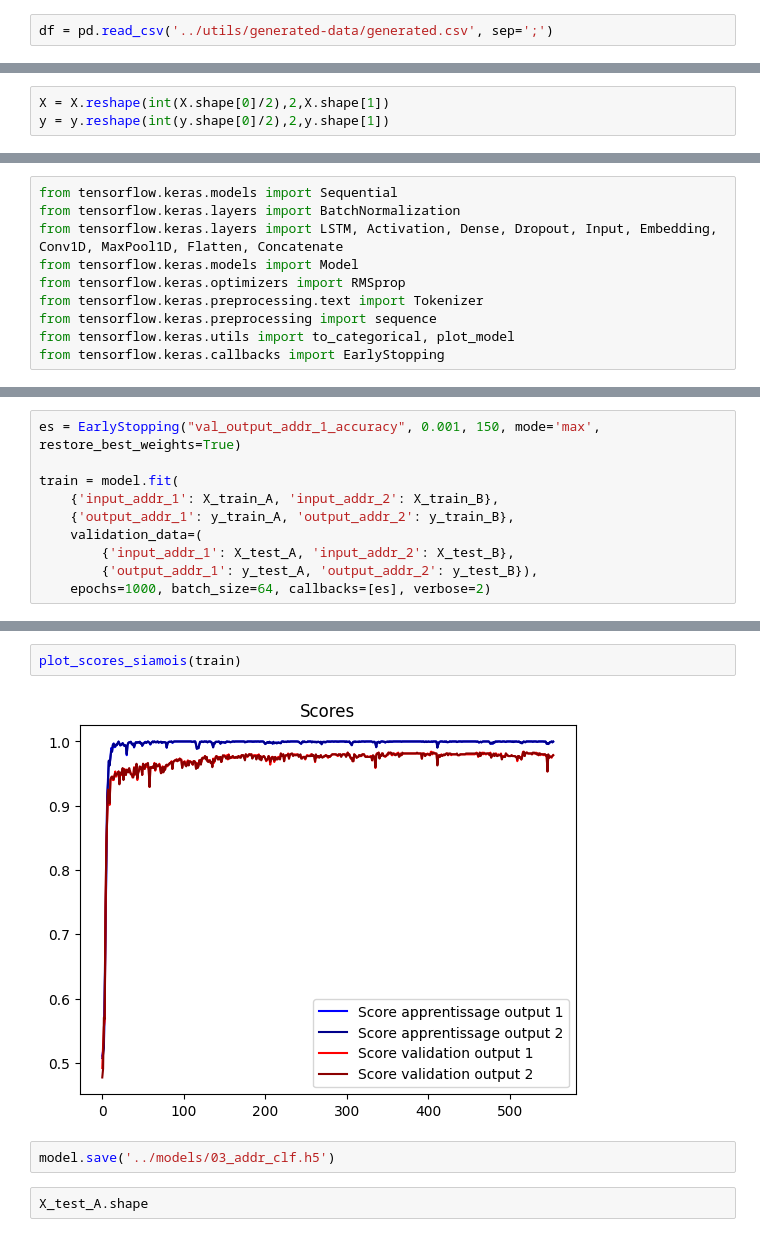
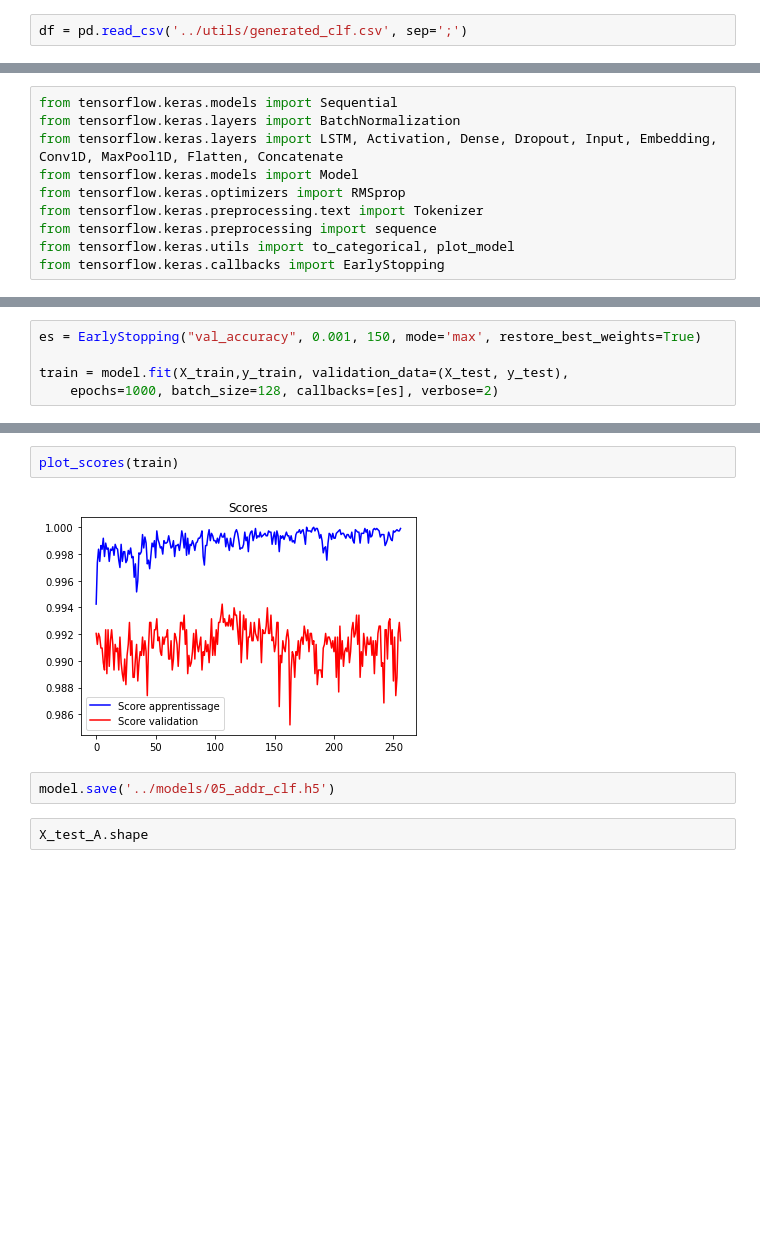
Before and after one commit to CD2L/shipping-label-classification-pipeline, a Jupyter notebook: notebooks/01_txt_classification_model.ipynb, the cells around one changed output, grey strips where cells are left out. Cells and saved outputs as stored; diff of their text form; blank space fills up the shorter version.

```diff
--- a/notebooks/01_txt_classification_model.ipynb
+++ b/notebooks/01_txt_classification_model.ipynb
@@ -21,7 +21,7 @@ from tensorflow.keras.models import load_model
 from matplotlib import pyplot as plt
 import pickle
 # %%
-df = pd.read_csv('../utils/generated-data/generated.csv', sep=';')
+df = pd.read_csv('../utils/generated_clf.csv', sep=';')
 # %%
 def plot_scores(train) :
     accuracy = train.history['accuracy']
@@ -90,9 +90,6 @@ X = sequence.pad_sequences(X, maxlen=max_words, padding='post')
 # %%
 y = y.map({'sender_details': 0, 'receiver_details': 1, 'unknown': 2})
 y = to_categorical(y)
-# %%
-X = X.reshape(int(X.shape[0]/2),2,X.shape[1])
-y = y.reshape(int(y.shape[0]/2),2,y.shape[1])
 # %%
 X_train, X_test, y_train, y_test = train_test_split(X,y, test_size=0.25)
 # %%
@@ -235,12 +199,7 @@ plot_model(model, show_shapes=True)
 # %%
-es = EarlyStopping("val_output_addr_1_accuracy", 0.001, 150, mode='max', restore_best_weights=True)
+es = EarlyStopping("val_accuracy", 0.001, 150, mode='max', restore_best_weights=True)
 
-train = model.fit(
-    {'input_addr_1': X_train_A, 'input_addr_2': X_train_B},
-    {'output_addr_1': y_train_A, 'output_addr_2': y_train_B},
-    validation_data=(
-        {'input_addr_1': X_test_A, 'input_addr_2': X_test_B},
-        {'output_addr_1': y_test_A, 'output_addr_2': y_test_B}),
-    epochs=1000, batch_size=64, callbacks=[es], verbose=2)
+train = model.fit(X_train,y_train, validation_data=(X_test, y_test),
+    epochs=1000, batch_size=128, callbacks=[es], verbose=2)
 # %% [output]
 Epoch 1/1000
@@ -263,9 +222,9 @@ Epoch 554/1000
 # %%
-plot_scores_siamois(train)
+plot_scores(train)
 # %% [output]
-[figure, old version]
+[figure, new version]
 # %%
-model.save('../models/03_addr_clf.h5')
+model.save('../models/05_addr_clf.h5')
 # %%
 X_test_A.shape
 # %% [output]
```
Also changed, not shown: parts of 23 cells of this notebook, 10 other files.
